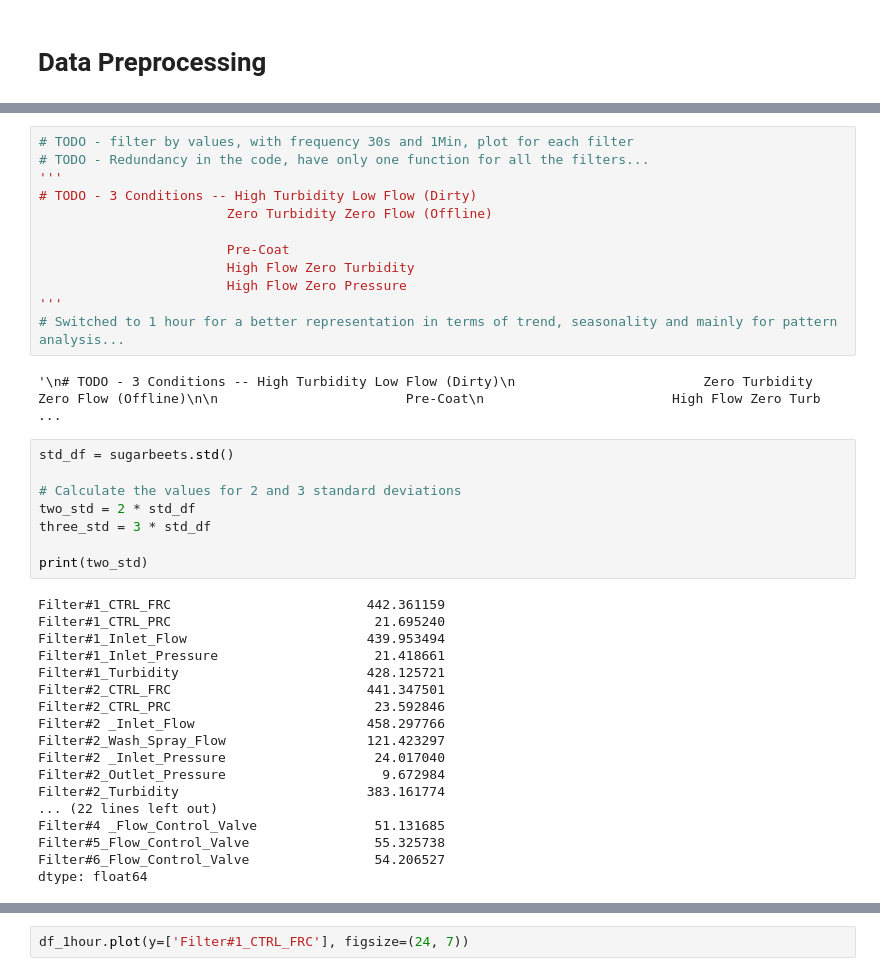
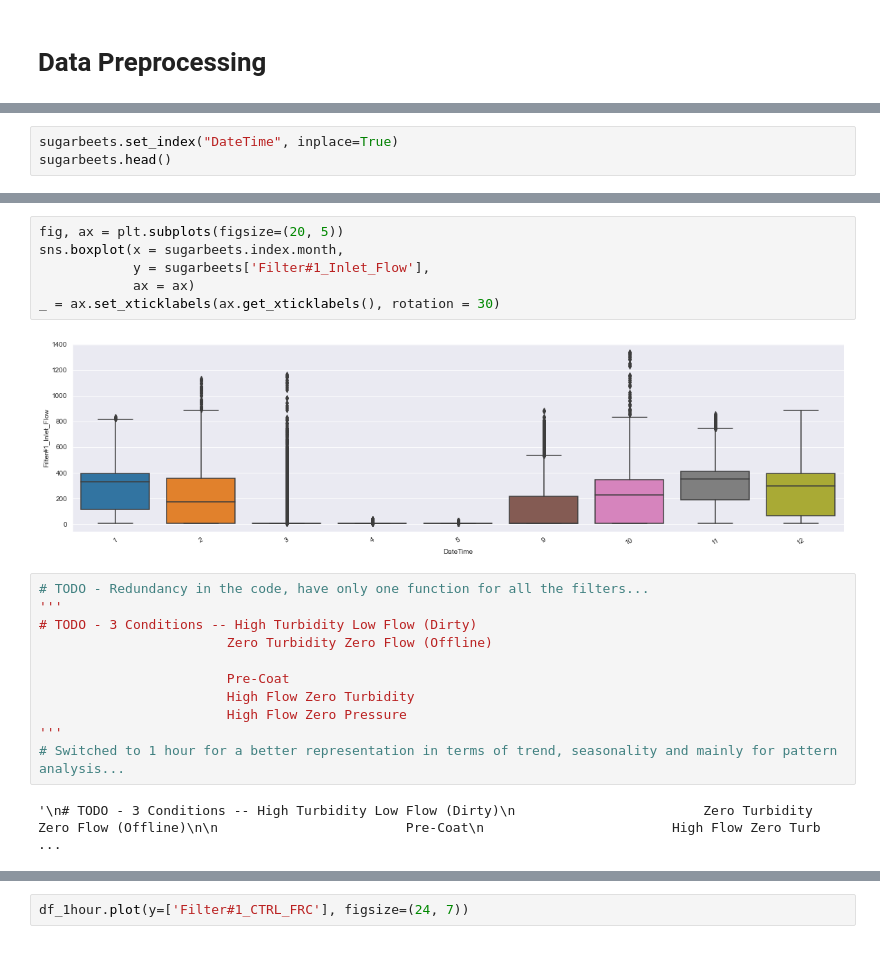
Before and after one commit to saikiranpennam/sugarbeet_analysis, a Jupyter notebook: filters_data_new.ipynb, the cells around one changed output, grey strips where cells are left out. Saved outputs shown, nothing was run; the diff lists cells and outputs as text.

Commit message:
Added Box Plot

```diff
--- a/filters_data_new.ipynb
+++ b/filters_data_new.ipynb
@@ -65,0 +77,3 @@ pd.DataFrame(sugarbeets.isnull().sum()).reset_index(drop=False).sort_values(by=0
+# %%
+sugarbeets.set_index("DateTime", inplace=True)
+sugarbeets.head()
@@ -66,5 +88,12 @@ pd.DataFrame(sugarbeets.isnull().sum()).reset_index(drop=False).sort_values(by=0
+# %%
+fig, ax = plt.subplots(figsize=(20, 5))
+sns.boxplot(x = sugarbeets.index.month,
+            y = sugarbeets['Filter#1_Inlet_Flow'],
+            ax = ax)
+_ = ax.set_xticklabels(ax.get_xticklabels(), rotation = 30)
+# %% [output]
+[figure, added]
 # %%
-# TODO - filter by values, with frequency 30s and 1Min, plot for each filter
 # TODO - Redundancy in the code, have only one function for all the filters...
 '''
 # TODO - 3 Conditions -- High Turbidity Low Flow (Dirty)
@@ -77,29 +106,3 @@ pd.DataFrame(sugarbeets.isnull().sum()).reset_index(drop=False).sort_values(by=0
 # Switched to 1 hour for a better representation in terms of trend, seasonality and mainly for pattern analysis...
 # %% [output]
 '\n# TODO - 3 Conditions -- High Turbidity Low Flow (Dirty)\n                        Zero Turbidity Zero Flow (Offline)\n\n                        Pre-Coat\n                        High Flow Zero Turb ...
-# %%
-std_df = sugarbeets.std()
-
-# Calculate the values for 2 and 3 standard deviations
-two_std = 2 * std_df
-three_std = 3 * std_df
-
-print(two_std)
-# %% [output]
-Filter#1_CTRL_FRC                         442.361159
-Filter#1_CTRL_PRC                          21.695240
-Filter#1_Inlet_Flow                       439.953494
-Filter#1_Inlet_Pressure                    21.418661
-Filter#1_Turbidity                        428.125721
-Filter#2_CTRL_FRC                         441.347501
-Filter#2_CTRL_PRC                          23.592846
-Filter#2 _Inlet_Flow                      458.297766
-Filter#2_Wash_Spray_Flow                  121.423297
-Filter#2 _Inlet_Pressure                   24.017040
-Filter#2_Outlet_Pressure                    9.672984
-Filter#2_Turbidity                        383.161774
-... (22 lines left out)
-Filter#4 _Flow_Control_Valve               51.131685
-Filter#5_Flow_Control_Valve                55.325738
-Filter#6_Flow_Control_Valve                54.206527
-dtype: float64
```
Also changed, not shown: parts of 8 cells of this notebook.
